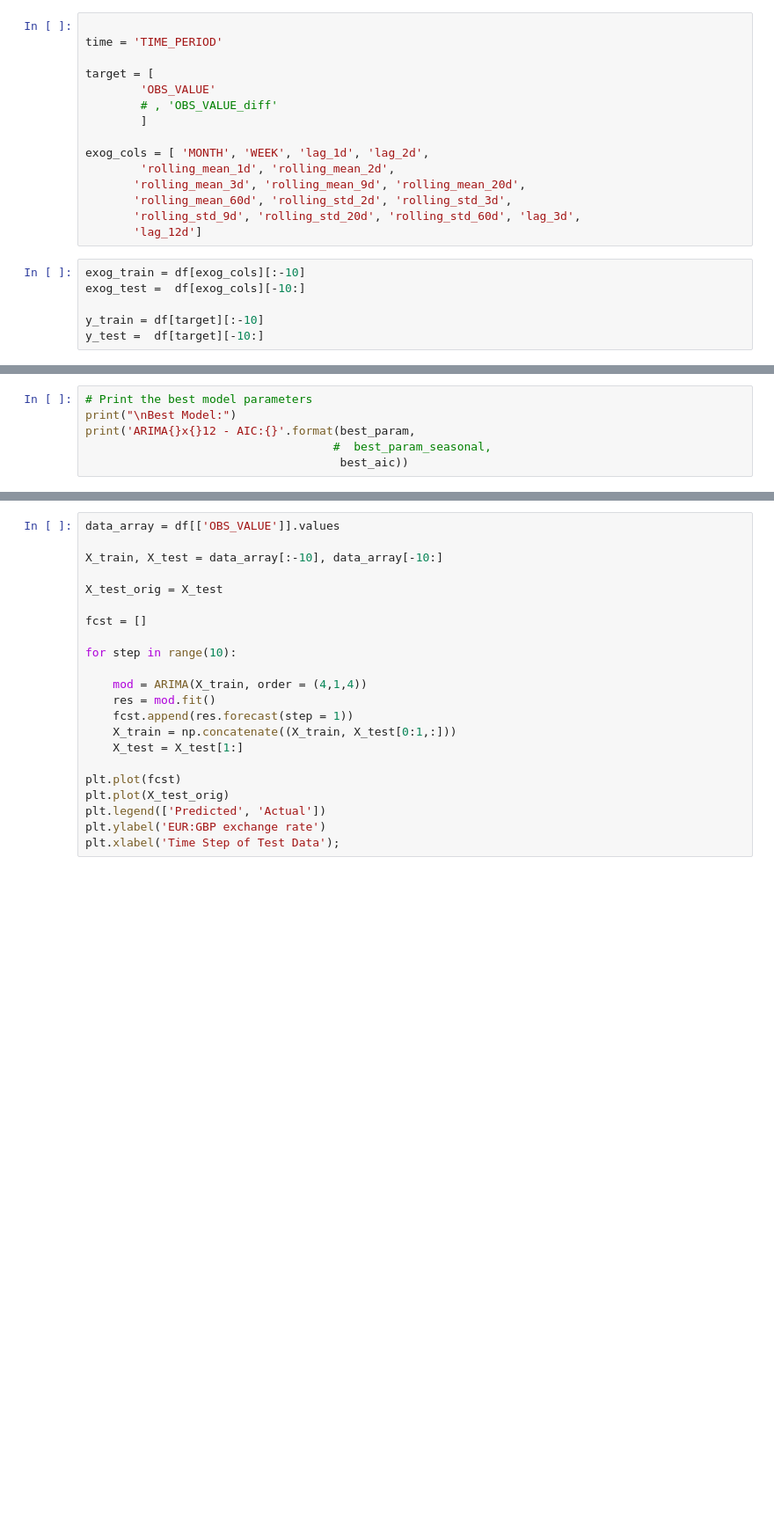
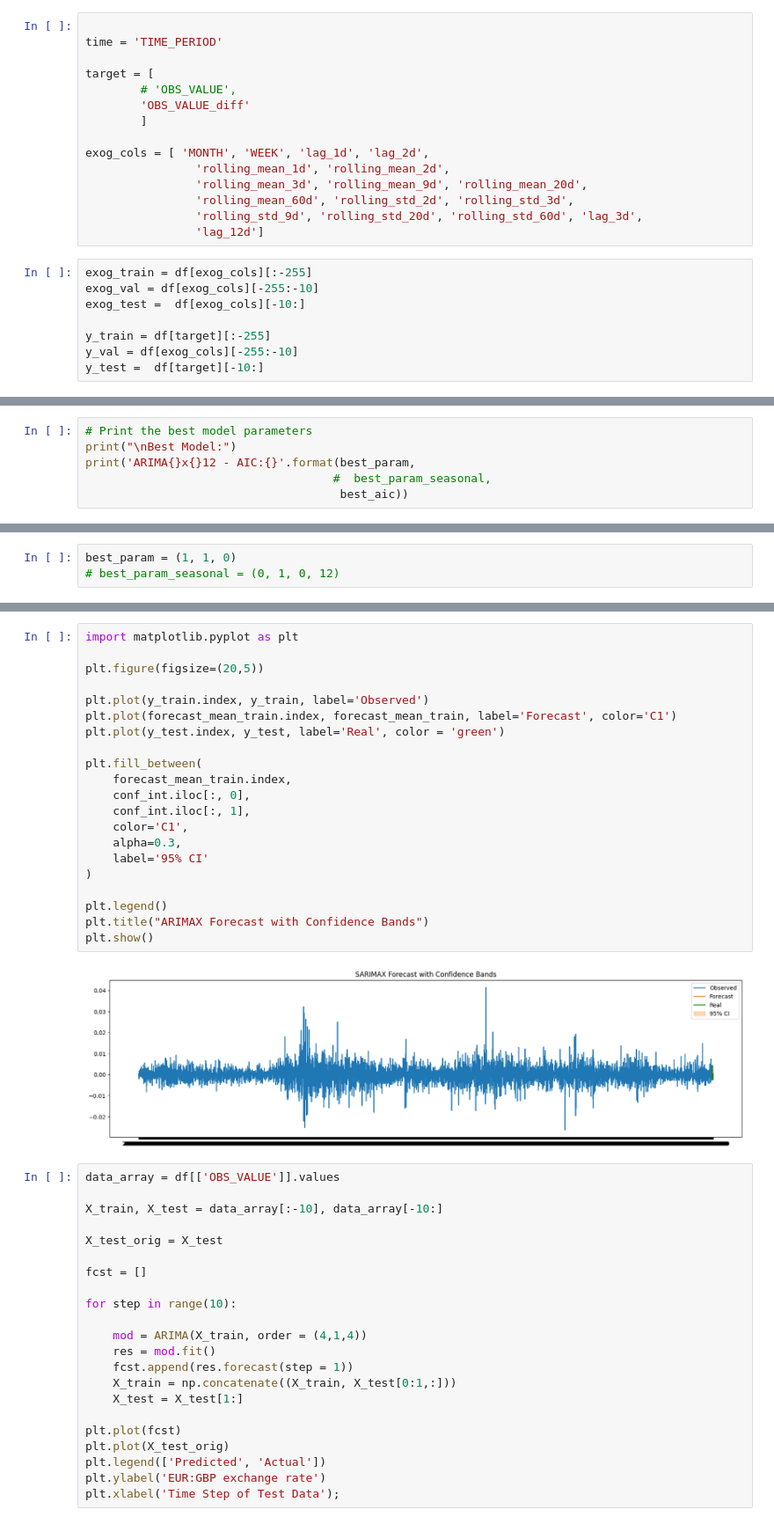
Before and after one commit to Francisscus/GBP_EUR_exchange_rate, a Jupyter notebook: 003_model_selection_ARIMA.ipynb, the cells around one changed output, grey strips where cells are left out. Shown at 88% size. Cells and saved outputs as stored; diff of their text form; blank space fills up the shorter version.

Commit message:
train val test split

```diff
--- a/003_model_selection_ARIMA.ipynb
+++ b/003_model_selection_ARIMA.ipynb
@@ -33,20 +21,22 @@ df
 time = 'TIME_PERIOD'
 
 target = [
-        'OBS_VALUE'
-        # , 'OBS_VALUE_diff'
+        # 'OBS_VALUE',
+        'OBS_VALUE_diff'
         ]
 
 exog_cols = [ 'MONTH', 'WEEK', 'lag_1d', 'lag_2d',
-        'rolling_mean_1d', 'rolling_mean_2d',
-       'rolling_mean_3d', 'rolling_mean_9d', 'rolling_mean_20d',
-       'rolling_mean_60d', 'rolling_std_2d', 'rolling_std_3d',
-       'rolling_std_9d', 'rolling_std_20d', 'rolling_std_60d', 'lag_3d',
-       'lag_12d']
+                'rolling_mean_1d', 'rolling_mean_2d',
+                'rolling_mean_3d', 'rolling_mean_9d', 'rolling_mean_20d',
+                'rolling_mean_60d', 'rolling_std_2d', 'rolling_std_3d',
+                'rolling_std_9d', 'rolling_std_20d', 'rolling_std_60d', 'lag_3d',
+                'lag_12d']
 # %%
-exog_train = df[exog_cols][:-10]
+exog_train = df[exog_cols][:-255]
+exog_val = df[exog_cols][-255:-10]
 exog_test =  df[exog_cols][-10:]
 
-y_train = df[target][:-10]
+y_train = df[target][:-255]
+y_val = df[exog_cols][-255:-10]
 y_test =  df[target][-10:]
 # %% [markdown]
@@ -179,0 +148,3 @@ avg_errors.sort_values('error', ascending= False)
+# %%
+best_param = (1, 1, 0)
+# best_param_seasonal = (0, 1, 0, 12)
@@ -180,3 +240,26 @@ avg_errors.sort_values('error', ascending= False)
+# %%
+import matplotlib.pyplot as plt
+
+plt.figure(figsize=(20,5))
+
+plt.plot(y_train.index, y_train, label='Observed')
+plt.plot(forecast_mean_train.index, forecast_mean_train, label='Forecast', color='C1')
+plt.plot(y_test.index, y_test, label='Real', color = 'green')
+
+plt.fill_between(
+    forecast_mean_train.index,
+    conf_int.iloc[:, 0],
+    conf_int.iloc[:, 1],
+    color='C1',
+    alpha=0.3,
+    label='95% CI'
+)
+
+plt.legend()
+plt.title("ARIMAX Forecast with Confidence Bands")
+plt.show()
+# %% [output]
+[figure, added]
 # %%
 data_array = df[['OBS_VALUE']].values
 
```
Also changed, not shown: parts of 11 cells of this notebook.
